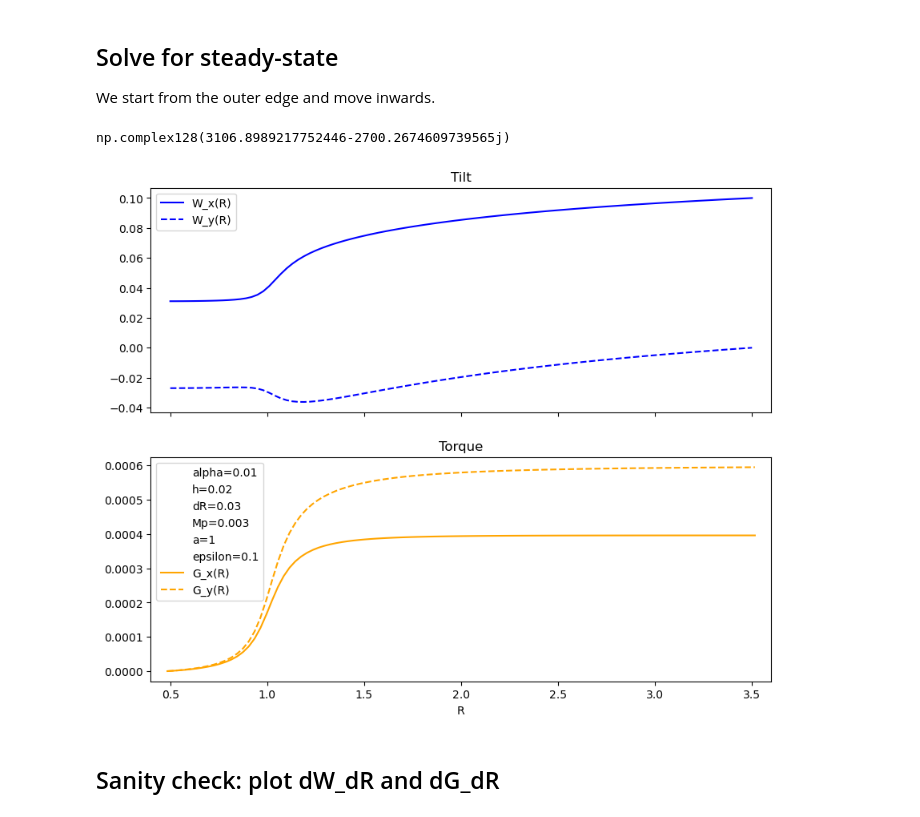
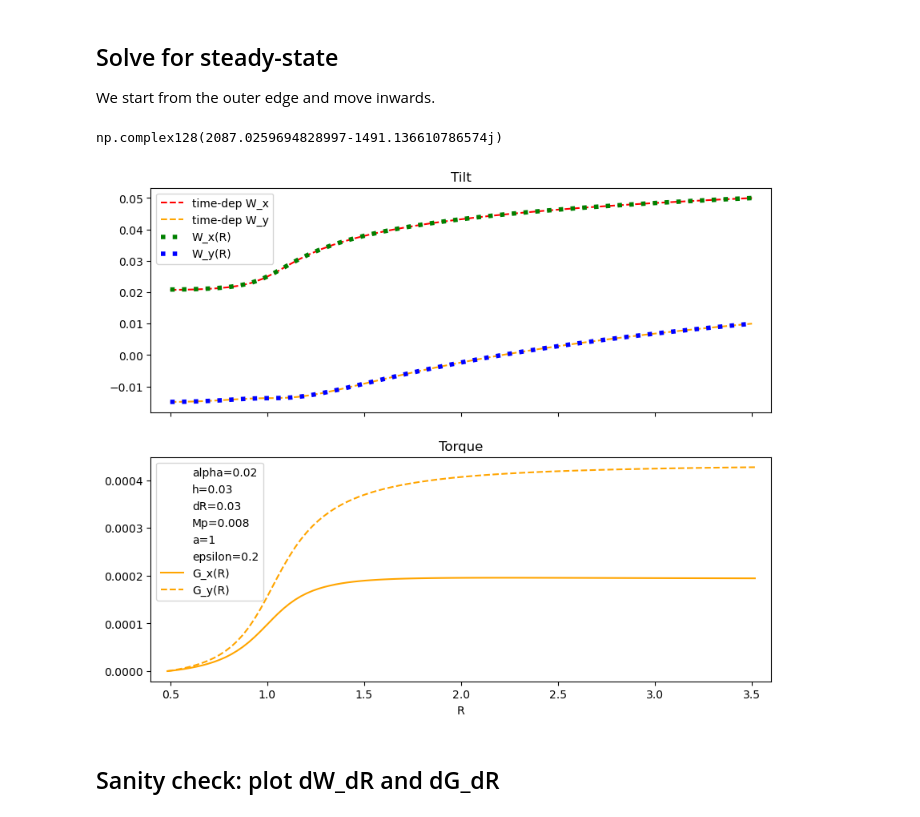
Before and after one commit to Jupiter1994/warped-disks, a Jupyter notebook: reduced-eqs-steady-state.ipynb, the cells around one changed output. Drawn from its saved outputs; the diff is of its cells as text; code cells hidden in the pictures.

Commit message:
params2 works

```diff
--- a/reduced-eqs-steady-state.ipynb
+++ b/reduced-eqs-steady-state.ipynb
@@ -126,7 +126,7 @@ def OmegaK(Rs):
 If we insert one planet at the disk's inner boundary and one at the disk's outer boundary, can we reproduce Jiaru's results from using fixed (i.e., Dirichlet) boundary conditions?
 # %%
 # planet parameters
-Mp, a = 0.003, 1
+Mp, a = 0.008, 1
 # toggle disk gap
 use_gap = False
 # %% [markdown]
@@ -243,7 +243,7 @@ def dW_dt(Rs_torque, Gs, Rs_warp, Ws, Mp, a,\
 ## Laplace coefficients
 # %%
 # softening term in disk potential; reflects the disk's scale height
-soft_term = 0.1
+soft_term = 0.2
 
 def laplace_coeff_integrand(phi, x, j, s):
     '''
@@ -616,28 +616,28 @@ for i in np.arange(0, num_Rs):
 #     dWdR = compute_dWdR(R_ihalf, G_ihalf, Mp, a, use_gap)
 #     Ws[i-2] = Ws[i-1] - dWdR*dR
 # %%
-# # load in time-dependent data
-# file_path = "Data/W_tseries/zhu-inspired/Dirich-outerBC/alpha=" + str(alpha) + \
-#     ",h=" + str(cs) + ",Mp=" + str(Mp) + ",eps=" +str(soft_term) +\
-#             ",Rmax=" + str(Rmax) + "-params4.h5"
-# W_tseries0 = pd.read_hdf(file_path, key='W_tseries', mode='r')
-# Ws_final0 = W_tseries0.iloc[-1]
+# load in time-dependent data
+file_path = "Data/W_tseries/zhu-inspired/Dirich-outerBC/alpha=" + str(alpha) + \
+    ",h=" + str(cs) + ",Mp=" + str(Mp) + ",eps=" +str(soft_term) +\
+            ",Rmax=" + str(Rmax) + "-params2.h5"
+W_tseries0 = pd.read_hdf(file_path, key='W_tseries', mode='r')
+Ws_final0 = W_tseries0.iloc[-1]
 # %%
-##### apply our outer boundary condition
-W_outer = 0.1
+# apply our outer boundary condition
+W_outer = 0.05+0.01j
 scaling = W_outer / Ws[-1]
 scaling
 # %% [output]
-np.complex128(3106.8989217752446-2700.2674609739565j)
+np.complex128(2087.0259694828997-1491.136610786574j)
 # %%
 fig, axs = plt.subplots(2, sharex=True, figsize=(10,8))
 fig.set_facecolor("white")
 
-# axs[0].plot(Ws_final0.index, Ws_final0.values.real, c="orange", label="time-dep W_x")
-# axs[0].plot(Ws_final0.index, Ws_final0.values.imag, c="orange", ls='--',\
-#              label="time-dep W_y")
-axs[0].plot(Rs_warp, (scaling*Ws).real, c="blue", label="W_x(R)")
-axs[0].plot(Rs_warp, (scaling*Ws).imag, c="blue", ls='--', label="W_y(R)")
+axs[0].plot(Ws_final0.index, Ws_final0.values.real, c="red", ls='--',label="time-dep W_x")
+axs[0].plot(Ws_final0.index, Ws_final0.values.imag, c="orange", ls='--',\
+             label="time-dep W_y")
+axs[0].plot(Rs_warp, (scaling*Ws).real, c="green", lw=4, ls=':', label="W_x(R)")
+axs[0].plot(Rs_warp, (scaling*Ws).imag, c="blue", lw=4, ls=':', label="W_y(R)")
 
 # ymin, ymax= min(Ws.real)- .01, max(Ws.real) + .01
 if use_gap:
@@ -656,34 +656,34 @@ axs[1].scatter([],[], s=0, label="a=" + str(a))
 axs[1].scatter([],[], s=0, label="epsilon=" + str(soft_term))
 
 axs[0].legend()
 axs[0].set_title("Tilt")
 
 axs[1].plot(Rs_torque, (scaling*Gs).real, c="orange", label="G_x(R)")
 axs[1].plot(Rs_torque, (scaling*Gs).imag, c="orange", ls='--', label="G_y(R)")
 
 #ymin, ymax= min(Ws.imag) - .01, max(Ws.imag) + .01
 if use_gap:
     R_a, R_b = 1, 2
     axs[1].vlines(R_a, ymin, ymax, color="black", linestyle=":")
     axs[1].vlines(R_b, ymin, ymax, color="black", linestyle=":")#, label="Gap edges")
 
 axs[1].set_xlim(Rmin - 0.1, Rmax + 0.1)
 #axs[1].set_ylim(ymin,ymax)
 
 axs[1].legend()
 axs[1].set_title("Torque")
 
 axs[1].set_xlabel("R")
 
 save_figs = True
 
 if save_figs:
     filepath = "Figures/steady-state/WG.png"
     plt.savefig(filepath)
 
 plt.show()
 # %% [output]
-[figure, old version]
+[figure, new version]
 # %% [markdown]
 ## Sanity check: plot dW_dR and dG_dR
 # %%
```
Also changed, not shown: parts of 2 cells of this notebook, 1 other file.
